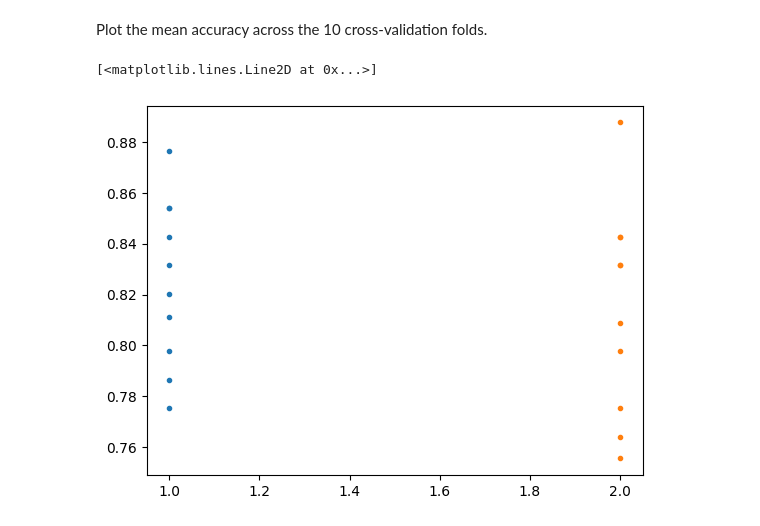
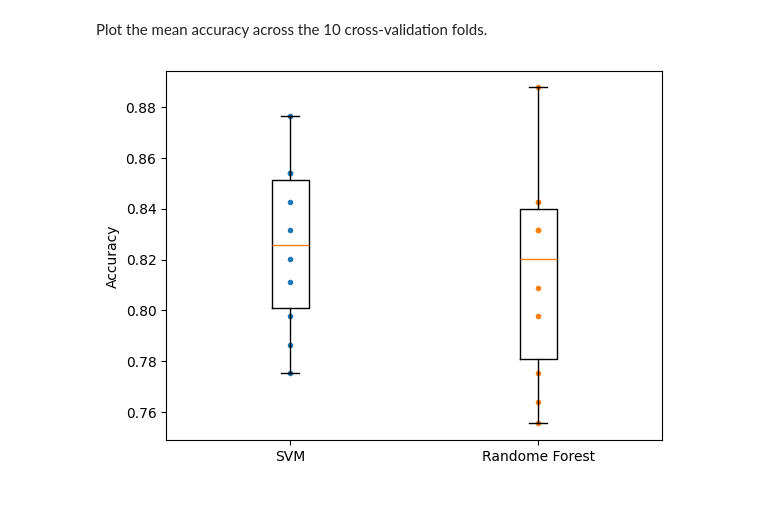
Before and after one commit to paulcarvalho/ML-classification-exercises, a Jupyter notebook: ml_clf_exercises.ipynb, the cells around one changed output. Saved outputs shown, nothing was run; the diff lists cells and outputs as text; code cells hidden in the pictures.

```diff
--- a/ml_clf_exercises.ipynb
+++ b/ml_clf_exercises.ipynb
@@ -193,9 +193,11 @@ Plot the mean accuracy across the 10 cross-validation folds.
 # %%
 import matplotlib.pyplot as plt
 
 plt.figure()
 plt.plot([1]*10, svm_scores, ".")
 plt.plot([2]*10, forest_scores, ".")
+plt.boxplot([svm_scores, forest_scores], tick_labels=("SVM", "Randome Forest"))
+plt.ylabel("Accuracy")
+plt.show()
 # %% [output]
-[<matplotlib.lines.Line2D at 0x...>]
-[figure, old version]
+[figure, new version]
```
Also changed, not shown: parts of 15 cells of this notebook.
